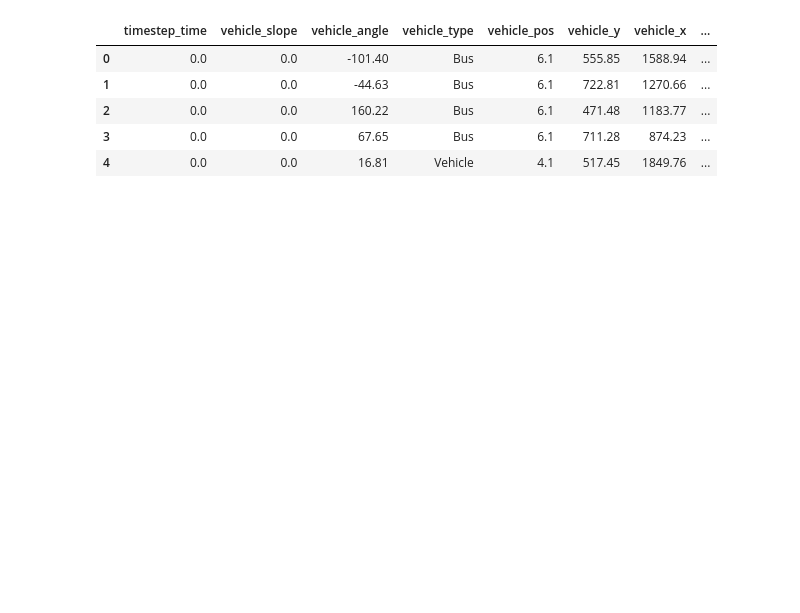
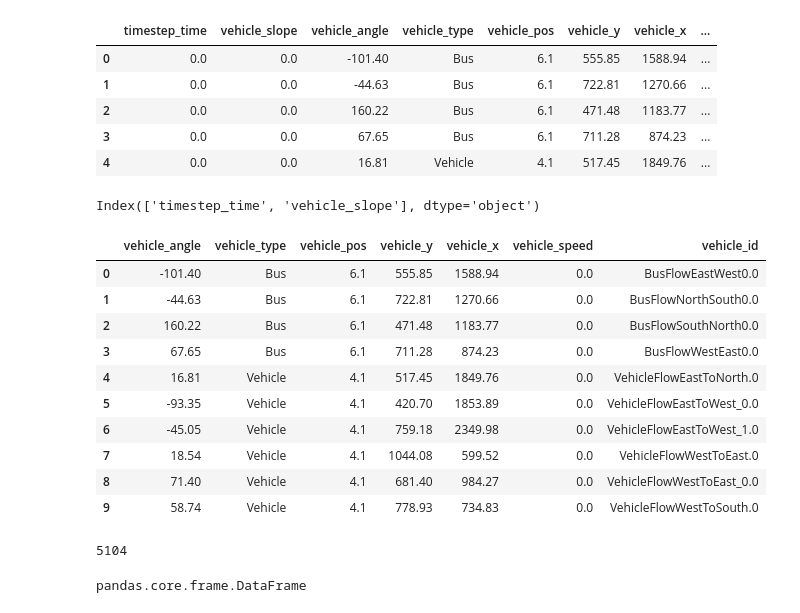
Before and after one commit to yatin9988/Lane_Predictor, a Jupyter notebook: Lane_Prediction.ipynb, the cells around one changed output. Saved outputs shown, nothing was run; the diff lists cells and outputs as text; code cells hidden in the pictures; blank space fills up the shorter version.

```diff
--- a/Lane_Prediction.ipynb
+++ b/Lane_Prediction.ipynb
@@ -44,5 +53,26 @@ X.head()
 | 4 | 0.0 | 0.0 | 16.81 | Vehicle | 4.1 | 517.45 | 1849.76 | ... |
 # %%
 remove = X.columns[0:2]
+print(remove)
+# %% [output]
+Index(['timestep_time', 'vehicle_slope'], dtype='object')
 # %%
 X = X.drop(labels=remove,axis=1)
+# %%
+X.head(10)
+# %% [output]
+|  | vehicle_angle | vehicle_type | vehicle_pos | vehicle_y | vehicle_x | vehicle_speed | vehicle_id |
+| 0 | -101.40 | Bus | 6.1 | 555.85 | 1588.94 | 0.0 | BusFlowEastWest0.0 |
+| 1 | -44.63 | Bus | 6.1 | 722.81 | 1270.66 | 0.0 | BusFlowNorthSouth0.0 |
+| 2 | 160.22 | Bus | 6.1 | 471.48 | 1183.77 | 0.0 | BusFlowSouthNorth0.0 |
+| 3 | 67.65 | Bus | 6.1 | 711.28 | 874.23 | 0.0 | BusFlowWestEast0.0 |
+| 4 | 16.81 | Vehicle | 4.1 | 517.45 | 1849.76 | 0.0 | VehicleFlowEastToNorth.0 |
+| 5 | -93.35 | Vehicle | 4.1 | 420.70 | 1853.89 | 0.0 | VehicleFlowEastToWest_0.0 |
+| 6 | -45.05 | Vehicle | 4.1 | 759.18 | 2349.98 | 0.0 | VehicleFlowEastToWest_1.0 |
+| 7 | 18.54 | Vehicle | 4.1 | 1044.08 | 599.52 | 0.0 | VehicleFlowWestToEast.0 |
+| 8 | 71.40 | Vehicle | 4.1 | 681.40 | 984.27 | 0.0 | VehicleFlowWestToEast_0.0 |
+| 9 | 58.74 | Vehicle | 4.1 | 778.93 | 734.83 | 0.0 | VehicleFlowWestToSouth.0 |
+# %%
+len(X.vehicle_id.unique())
+# %% [output]
+5104
@@ -48,0 +81,4 @@ X = X.drop(labels=remove,axis=1)
+# %%
+type(Y)
+# %% [output]
+pandas.core.frame.DataFrame
```
Also changed, not shown: parts of 62 cells of this notebook, 3 other files.
